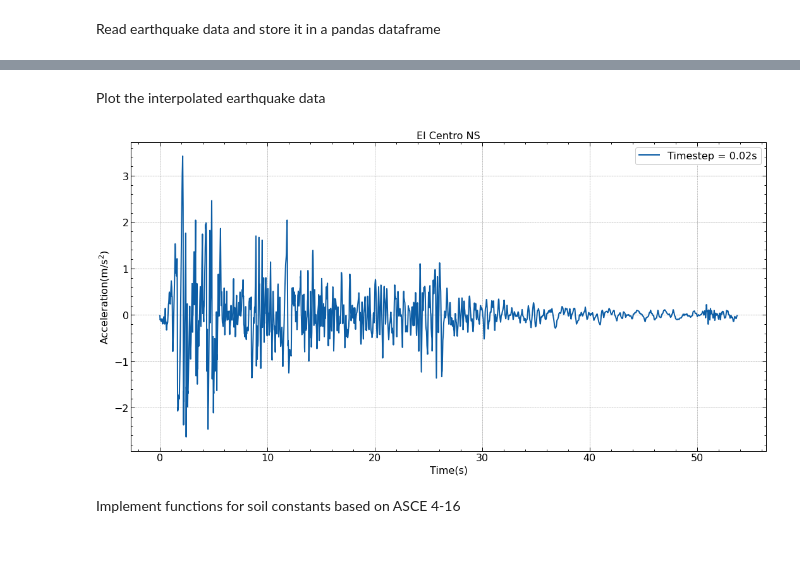
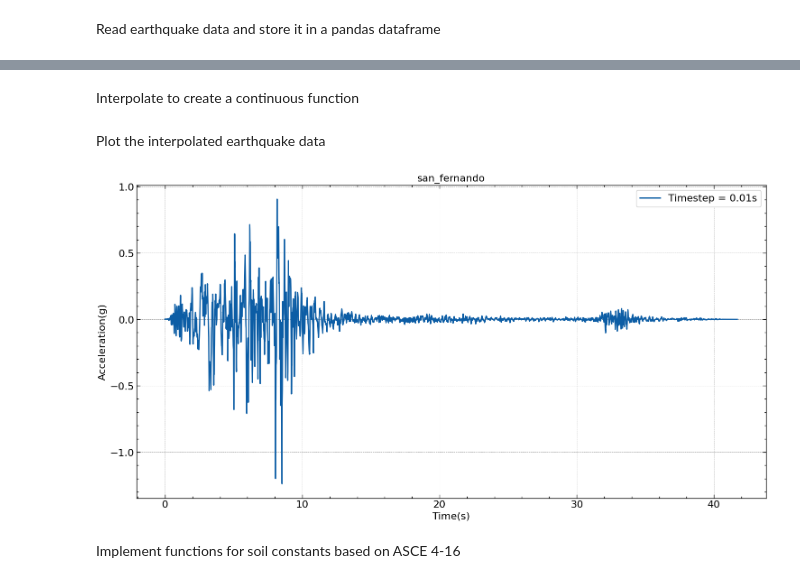
Before and after one commit to nkalauni/low-cost-base-isolation, a Jupyter notebook: direct_method.ipynb, the cells around one changed output, grey strips where cells are left out. Drawn from its saved outputs; the diff is of its cells as text; code cells hidden in the pictures; blank space fills up the shorter version.

```diff
--- a/direct_method.ipynb
+++ b/direct_method.ipynb
@@ -187,0 +177,13 @@ n = round(len(t)/len(df))
+# %%
+eq_name = 'san_fernando'
+if not os.path.exists(eq_name):
+    os.mkdir(eq_name)
+# file_name = eq_name + '.csv'
+# %%
+h1 = 'RSN77_SFERN_PUL164.AT2'
+h2 = 'RSN77_SFERN_PUL254.AT2'
+# %%
+desc, npts, time_step, t, acc1 = processNGAfile(os.path.join('near_fault', h1))
+desc, npts, time_step, t, eq_acc = processNGAfile(os.path.join('near_fault', h2))
+if (np.max(acc1) > np.max(acc)):
+    eq_acc = acc1
@@ -188 +210,3 @@ n = round(len(t)/len(df))
+# %% [markdown]
+Interpolate to create a continuous function
 # %%
@@ -192,14 +216,15 @@ Plot the interpolated earthquake data
 # %%
 fig = plt.figure(figsize = (18,9))
 ax = fig.add_subplot(111)
-h1, = ax.plot(t, eq_f(t)*g)
+h1, = ax.plot(t, eq_acc)
 ax.legend([h1], [f'Timestep = {time_step}s'])
-ax.set_ylabel('Acceleration(m/s$^2$)')
+ax.set_ylabel('Acceleration(g)')
 ax.set_xlabel('Time(s)')
-plt.title('El Centro NS')
+plt.title(eq_name)
+plt.savefig(os.path.join(eq_name,'acc_time_history.png'))
 plt.show()
 # %% [output]
-[figure, old version]
+[figure, new version]
 # %% [markdown]
 Implement functions for soil constants based on ASCE 4-16
 # %%
```
Also changed, not shown: parts of 49 cells of this notebook.
